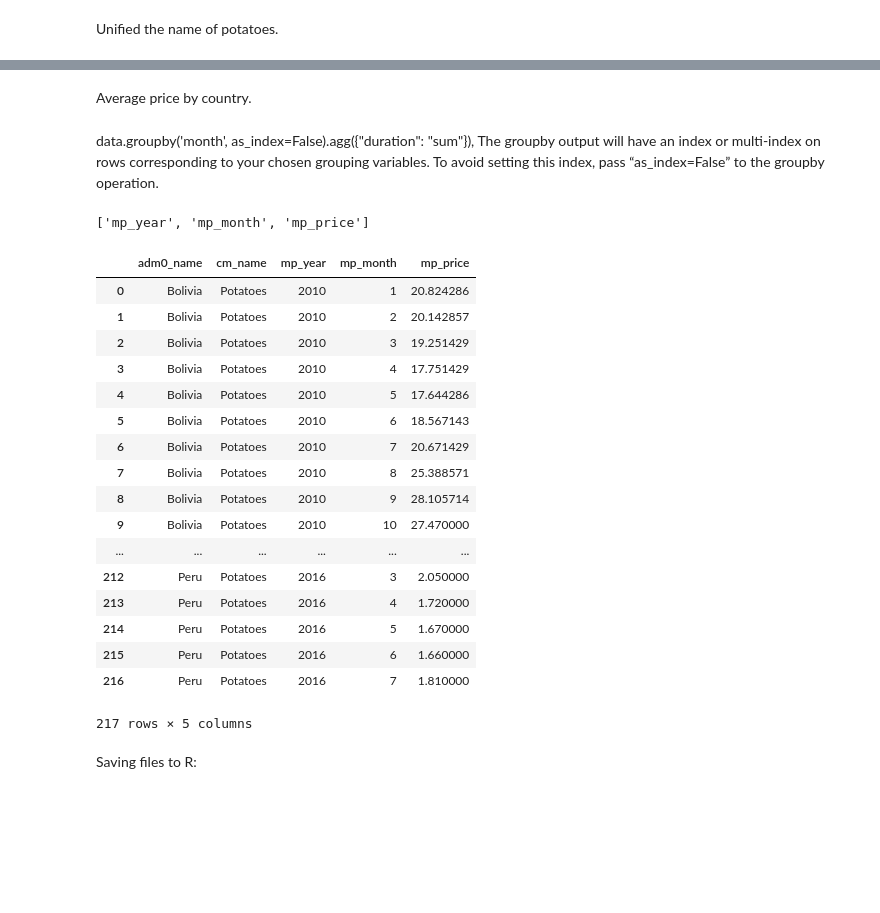
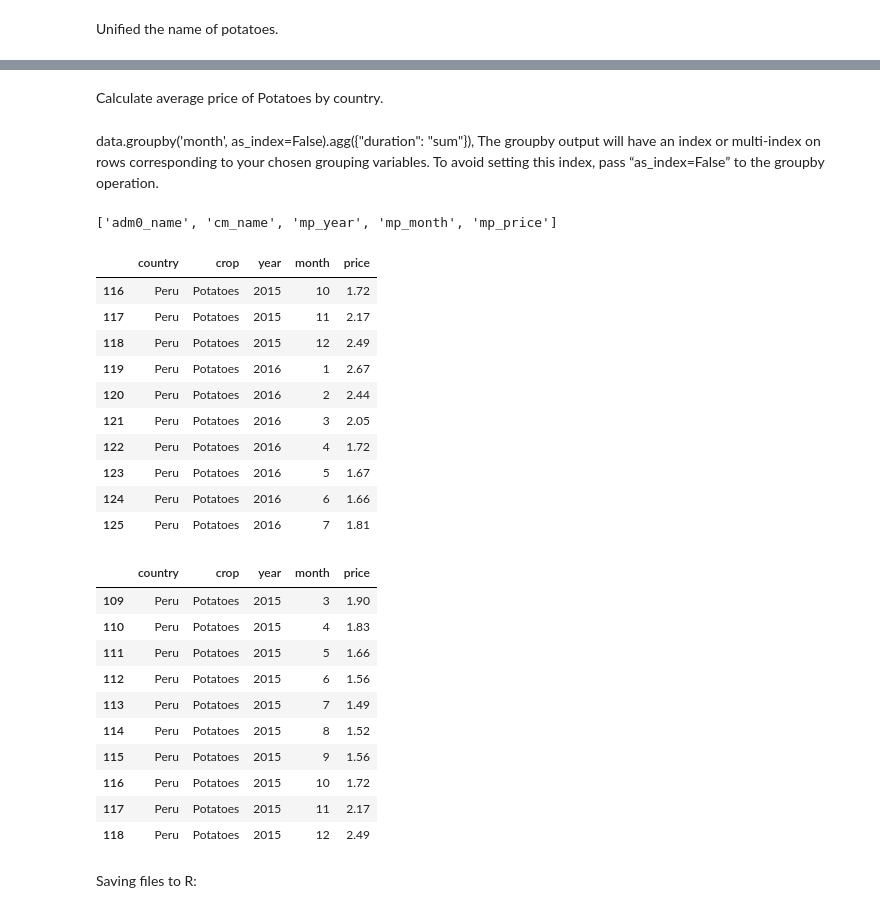
Before and after one commit to vzakhozhyi/599-A-Final-Project, a Jupyter notebook: Test-Haotian Bu Copy.ipynb, the cells around one changed output, grey strips where cells are left out. Cells and saved outputs as stored; diff of their text form; code cells hidden in the pictures; blank space fills up the shorter version.

```diff
--- a/Test-Haotian Bu Copy.ipynb
+++ b/Test-Haotian Bu Copy.ipynb
@@ -49,6 +67,5 @@ array(['Afghanistan', 'Algeria', 'Armenia', 'Azerbaijan', 'Bangladesh',
 # %%
-TargetCountry = ['Bolivia', "Peru", 'Colombia']
-TargetCrop = ["Potatoes","Potatoes (Dutch)"]
+TargetCountry = [ "Peru"] #'Bolivia', 'Colombia'
 # %% [markdown]
 Let's see what we have.
 # %%
@@ -66,2 +92,4 @@ Price = dataCsv[dataCsv.adm0_name.isin(TargetCountry)]
+# %%
+TargetCrop = ["Potatoes"] #"Potatoes (Dutch)"
 # %%
 Price = Price[Price.cm_name.isin(TargetCrop)]
@@ -111,5 +106,5 @@ Price=Price.drop(ByeColumns,axis=1, inplace=False).reset_index(drop=True)
 # %% [markdown]
 Unified the name of potatoes.
 # %%
-Price['cm_name'] = Price['cm_name'].replace(['Potatoes (Dutch)'], 'Potatoes')
+#Price['cm_name'] = Price['cm_name'].replace(['Potatoes (Dutch)'], 'Potatoes')
 # %%
@@ -150,5 +124,5 @@ Price.head(10)
 # %% [markdown]
-Average price by country.
+Calculate average price of Potatoes by country.
 # %%
 PriceData = Price.groupby(['adm0_name','cm_name','mp_year','mp_month'], as_index=False)[['mp_price']].mean()
 # %% [markdown]
@@ -156,25 +130,20 @@ data.groupby('month', as_index=False).agg({"duration": "sum"}), The groupby outp
 # %%
 list(PriceData)
 # %% [output]
-['mp_year', 'mp_month', 'mp_price']
+['adm0_name', 'cm_name', 'mp_year', 'mp_month', 'mp_price']
+# %%
+PriceData.columns=['country','crop','year','month','price']
 # %%
-PriceData
+PriceData.tail(10)
 # %% [output]
-|  | adm0_name | cm_name | mp_year | mp_month | mp_price |
-| 0 | Bolivia | Potatoes | 2010 | 1 | 20.824286 |
-| 1 | Bolivia | Potatoes | 2010 | 2 | 20.142857 |
-| 2 | Bolivia | Potatoes | 2010 | 3 | 19.251429 |
-| 3 | Bolivia | Potatoes | 2010 | 4 | 17.751429 |
-| 4 | Bolivia | Potatoes | 2010 | 5 | 17.644286 |
-| 5 | Bolivia | Potatoes | 2010 | 6 | 18.567143 |
-| 6 | Bolivia | Potatoes | 2010 | 7 | 20.671429 |
-| 7 | Bolivia | Potatoes | 2010 | 8 | 25.388571 |
-| 8 | Bolivia | Potatoes | 2010 | 9 | 28.105714 |
-| 9 | Bolivia | Potatoes | 2010 | 10 | 27.470000 |
-| ... | ... | ... | ... | ... | ... |
-| 212 | Peru | Potatoes | 2016 | 3 | 2.050000 |
-| 213 | Peru | Potatoes | 2016 | 4 | 1.720000 |
-| 214 | Peru | Potatoes | 2016 | 5 | 1.670000 |
-| 215 | Peru | Potatoes | 2016 | 6 | 1.660000 |
-| 216 | Peru | Potatoes | 2016 | 7 | 1.810000 |
+|  | country | crop | year | month | price |
+| 116 | Peru | Potatoes | 2015 | 10 | 1.72 |
+| 117 | Peru | Potatoes | 2015 | 11 | 2.17 |
+| 118 | Peru | Potatoes | 2015 | 12 | 2.49 |
+| 119 | Peru | Potatoes | 2016 | 1 | 2.67 |
+| 120 | Peru | Potatoes | 2016 | 2 | 2.44 |
+| 121 | Peru | Potatoes | 2016 | 3 | 2.05 |
+| 122 | Peru | Potatoes | 2016 | 4 | 1.72 |
+| 123 | Peru | Potatoes | 2016 | 5 | 1.67 |
+| 124 | Peru | Potatoes | 2016 | 6 | 1.66 |
+| 125 | Peru | Potatoes | 2016 | 7 | 1.81 |
-217 rows × 5 columns
@@ -181,3 +153,17 @@ PriceData
+# %%
+PriceData.tail(10)
+# %% [output]
+|  | country | crop | year | month | price |
+| 109 | Peru | Potatoes | 2015 | 3 | 1.90 |
+| 110 | Peru | Potatoes | 2015 | 4 | 1.83 |
+| 111 | Peru | Potatoes | 2015 | 5 | 1.66 |
+| 112 | Peru | Potatoes | 2015 | 6 | 1.56 |
+| 113 | Peru | Potatoes | 2015 | 7 | 1.49 |
+| 114 | Peru | Potatoes | 2015 | 8 | 1.52 |
+| 115 | Peru | Potatoes | 2015 | 9 | 1.56 |
+| 116 | Peru | Potatoes | 2015 | 10 | 1.72 |
+| 117 | Peru | Potatoes | 2015 | 11 | 2.17 |
+| 118 | Peru | Potatoes | 2015 | 12 | 2.49 |
 # %% [markdown]
 Saving files to R:
 # %%
```
Also changed, not shown: parts of 21 cells of this notebook, 2 other files.
